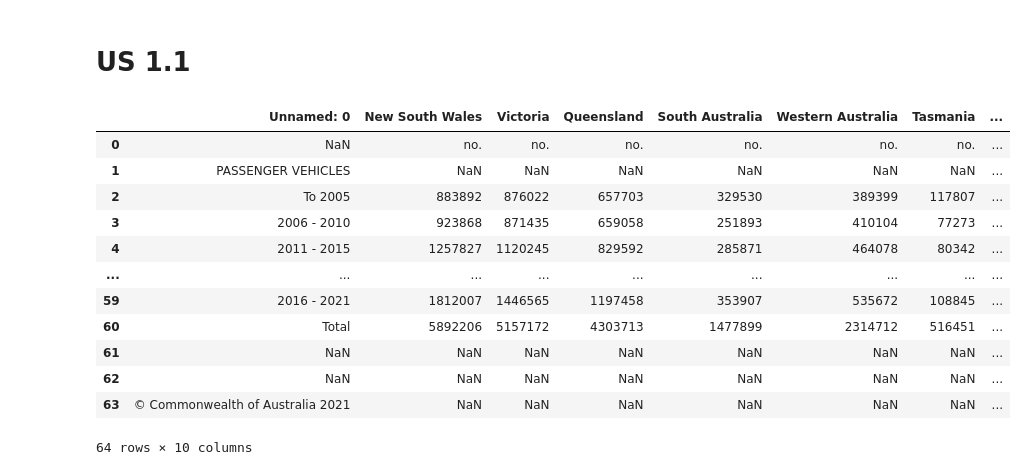
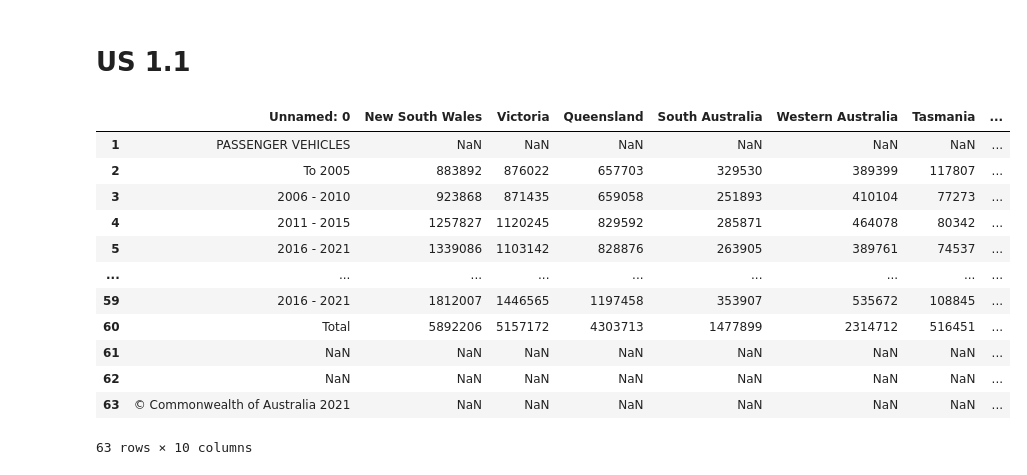
Before and after one commit to Flowisland/melb-cbd-parking, a Jupyter notebook: Data_Visualisation/Data_Visualisation.ipynb, the cells around one changed output. Drawn from its saved outputs; the diff is of its cells as text; code cells hidden in the pictures.

Commit message:
Complete Epic 1

```diff
--- a/Data_Visualisation/Data_Visualisation.ipynb
+++ b/Data_Visualisation/Data_Visualisation.ipynb
@@ -93,19 +91,20 @@ py.plot(fig, filename="melbourne_cbd_population", auto_open=True)
 # US 1.1
 # %%
 # Read File
-owner_df = pd.read_excel("C:\\Users\\malon\\Desktop\\5120\\melb-cbd-parking\\data\\epic1_ownership.xls", sheet_name="Table_9", header = 4)
+owner_df = pd.read_excel("C:\\Users\\malon\\Desktop\\5120\\melb-cbd-parking\\data\\epic1_ownership.xls", sheet_name="Table_9", skiprows=4)
+owner_df = owner_df.iloc[1:]
 owner_df
 # %% [output]
 |  | Unnamed: 0 | New South Wales | Victoria | Queensland | South Australia | Western Australia | Tasmania | ... |
-| 0 | NaN | no. | no. | no. | no. | no. | no. | ... |
 | 1 | PASSENGER VEHICLES | NaN | NaN | NaN | NaN | NaN | NaN | ... |
 | 2 | To 2005 | 883892 | 876022 | 657703 | 329530 | 389399 | 117807 | ... |
 | 3 | 2006 - 2010 | 923868 | 871435 | 659058 | 251893 | 410104 | 77273 | ... |
 | 4 | 2011 - 2015 | 1257827 | 1120245 | 829592 | 285871 | 464078 | 80342 | ... |
+| 5 | 2016 - 2021 | 1339086 | 1103142 | 828876 | 263905 | 389761 | 74537 | ... |
 | ... | ... | ... | ... | ... | ... | ... | ... | ... |
 | 59 | 2016 - 2021 | 1812007 | 1446565 | 1197458 | 353907 | 535672 | 108845 | ... |
 | 60 | Total | 5892206 | 5157172 | 4303713 | 1477899 | 2314712 | 516451 | ... |
 | 61 | NaN | NaN | NaN | NaN | NaN | NaN | NaN | ... |
 | 62 | NaN | NaN | NaN | NaN | NaN | NaN | NaN | ... |
 | 63 | © Commonwealth of Australia 2021 | NaN | NaN | NaN | NaN | NaN | NaN | ... |
-64 rows × 10 columns
+63 rows × 10 columns
```
Also changed, not shown: parts of 4 cells of this notebook.
